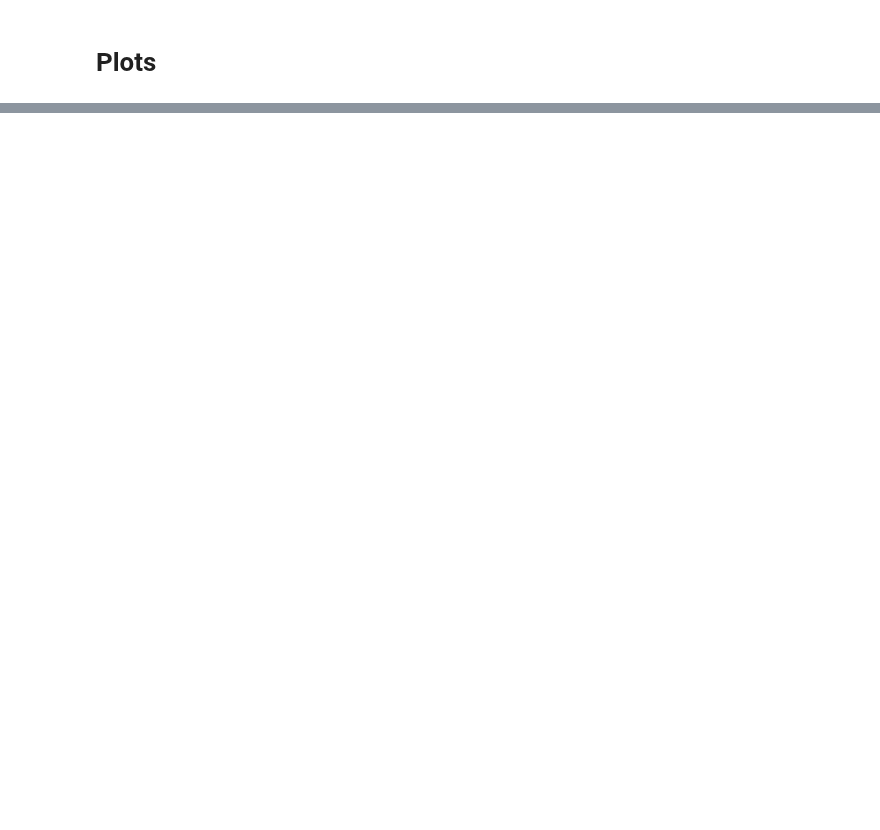
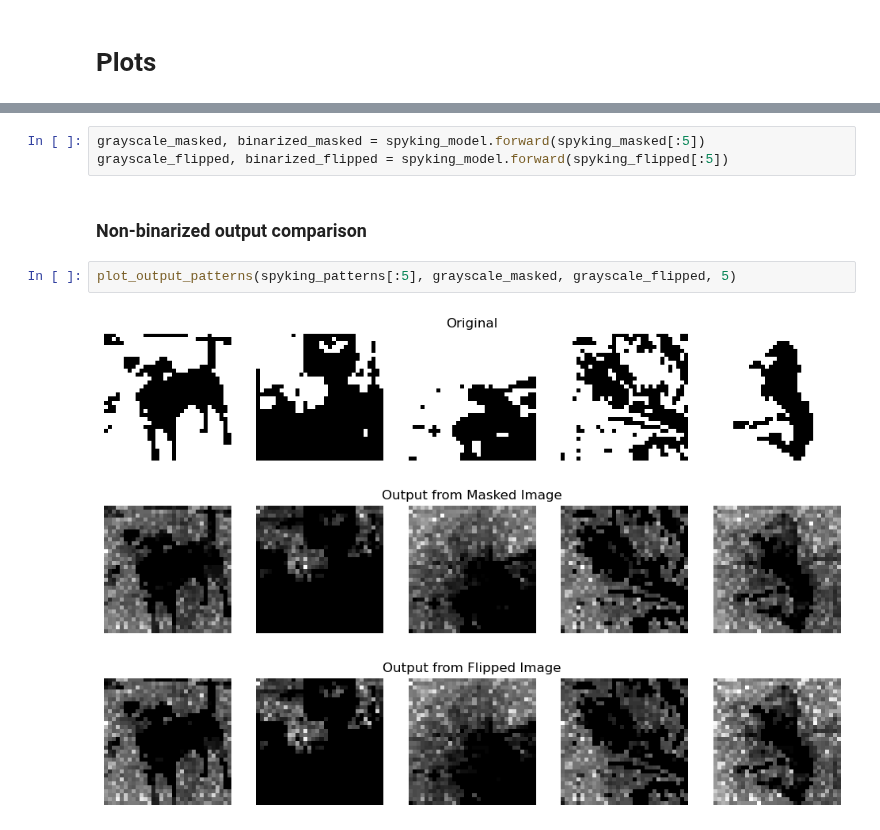
Before and after one commit to chenpy2000/Hopfield, a Jupyter notebook: visualize_spiking.ipynb, the cells around one changed output, grey strips where cells are left out. Saved outputs shown, nothing was run; the diff lists cells and outputs as text; blank space fills up the shorter version.

```diff
--- a/visualize_spiking.ipynb
+++ b/visualize_spiking.ipynb
@@ -134,0 +119,9 @@ plot_output_patterns(spyking_patterns[0], original_rates, masked_rates, flipped_
+# %%
+grayscale_masked, binarized_masked = spyking_model.forward(spyking_masked[:5])
+grayscale_flipped, binarized_flipped = spyking_model.forward(spyking_flipped[:5])
+# %% [markdown]
+### Non-binarized output comparison
+# %%
+plot_output_patterns(spyking_patterns[:5], grayscale_masked, grayscale_flipped, 5)
+# %% [output]
+[figure, added]
```
Also changed, not shown: parts of 18 cells of this notebook, 1 other file.
